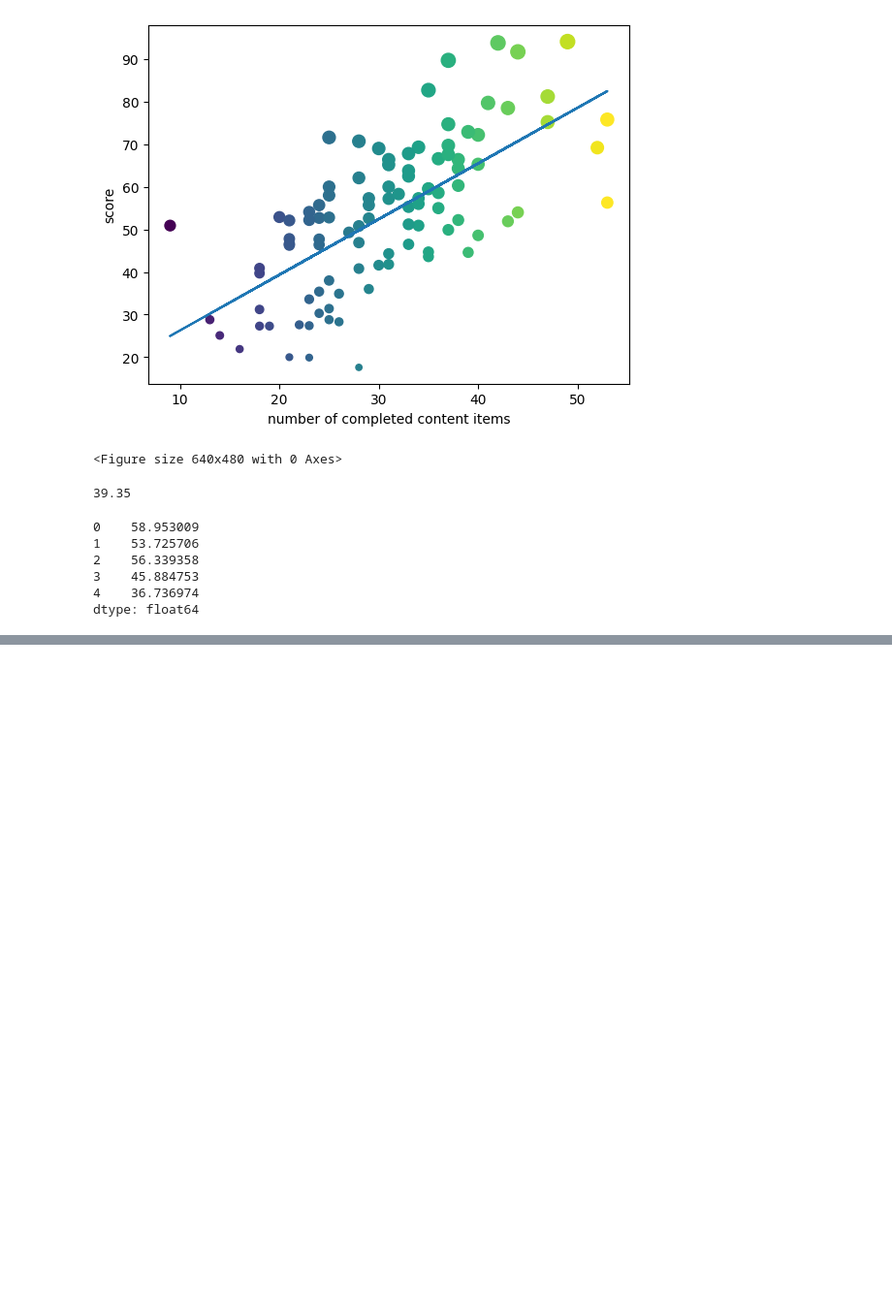
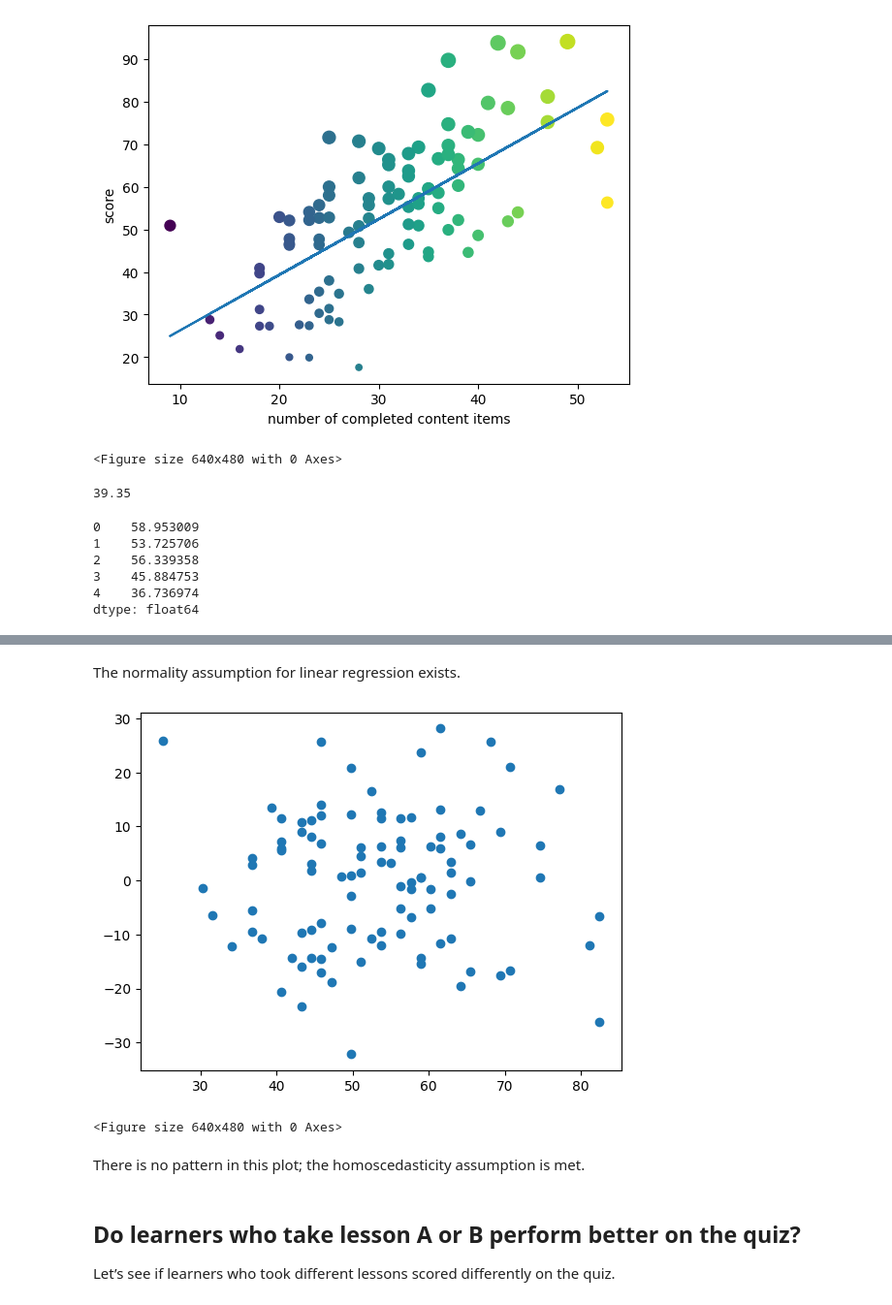
Before and after one commit to 7086600/linear_regression, a Jupyter notebook: liner_regression.ipynb, the cells around one changed output, grey strips where cells are left out. Shown: that part at 97% size. Saved outputs shown, nothing was run; the diff lists cells and outputs as text; code cells hidden in the pictures; blank space fills up the shorter version.

```diff
--- a/liner_regression.ipynb
+++ b/liner_regression.ipynb
@@ -86,0 +106,16 @@ dtype: float64
+# %% [markdown]
+The normality assumption for linear regression exists.
+# %%
+# Check homoscedasticity assumption
+plt.scatter(fitted_values, residuals)
+plt.show()
+plt.clf()
+# %% [output]
+[figure, added]
+<Figure size 640x480 with 0 Axes>
+# %% [markdown]
+There is no pattern in this plot; the homoscedasticity assumption is met.
+# %% [markdown]
+## Do learners who take lesson A or B perform better on the quiz?
+
+Let’s see if learners who took different lessons scored differently on the quiz.
```
Also changed, not shown: parts of 2 cells of this notebook.
